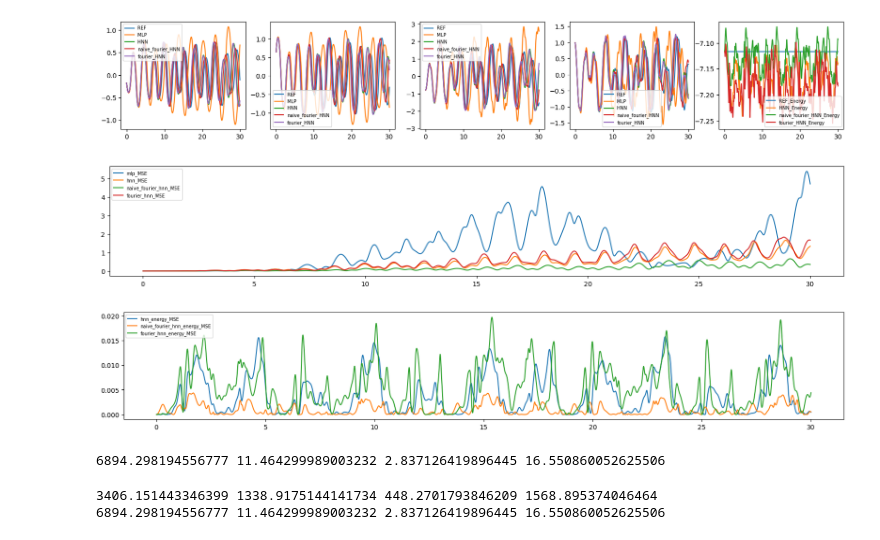
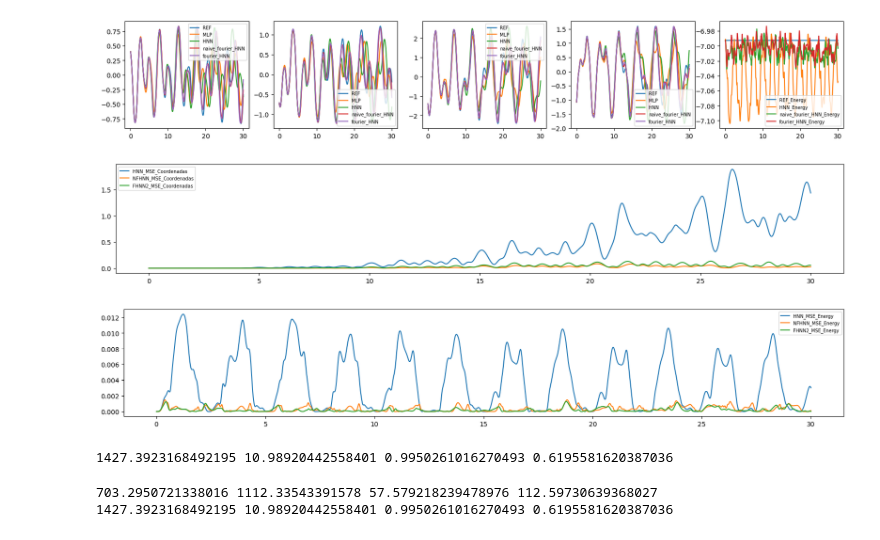
Before and after one commit to luis-messias/fourier-HNN, a Jupyter notebook: experimentDoublePendulum/evaluate.ipynb, the cells around one changed output. Cells and saved outputs as stored; diff of their text form; code cells hidden in the pictures.

```diff
--- a/experimentDoublePendulum/evaluate.ipynb
+++ b/experimentDoublePendulum/evaluate.ipynb
@@ -2,7 +2,7 @@
 !export PYTHONPATH=/home/luism/Workspace/fourier-HNN/
 # %%
 import torch
-from experimentDoublePendulum.trainFourierHNN import FourierHNN, MLP
+from experimentDoublePendulum.trainFourierHNN2 import FourierHNN2, MLP
 from experimentDoublePendulum.trainNaiveFourierHNN import NaiveFourierHNN, MLP
 from experimentDoublePendulum.trainHNN import HNN, MLP
 from experimentDoublePendulum.trainMLP import MLP
@@ -18,19 +18,19 @@ if torch.cuda.is_available():
 else:
     device = 'cpu'
 
-def getFourierHNNFromFile():
+def getFourierHNN2FromFile():
     scriptPath = os.path.abspath('experimentDoublePendulum')
     dataSetFolder = os.path.join(scriptPath, "Models")
 
     b_type = "Basic" # Basic Gaussian Positional
     if b_type == "Basic":
-        B_Fourier = torch.eye(4)
+        B_Fourier = torch.eye(2)
     elif b_type == "Gaussian_10_1_":# Gaussian Fourier
         basicGaussianScale = 1
         B_out_dim = 10
-        B_Fourier = torch.randn(4, B_out_dim) * basicGaussianScale
+        B_Fourier = torch.randn(2, B_out_dim) * basicGaussianScale
     elif b_type == "Positional":
-        B_Fourier = torch.cat([torch.eye(4), 2*torch.eye(4), 3*torch.eye(4)], dim=1)
+        B_Fourier = torch.cat([torch.eye(2), 2*torch.eye(2), 3*torch.eye(2)], dim=1)
 
     forward_inputs = True
     learn_B = True
@@ -39,10 +39,10 @@ def getFourierHNNFromFile():
     forwardString = "ForwardInputs" if forward_inputs else "DontForwardInputs"
     label=f"{b_type}_{learnString}_{forwardString}"
 
-    label = f'-FourierHNN-{label}'
+    label = f'-FourierHNN2-{label}'
     path = '{}/{}{}.tar'.format(dataSetFolder, "double_pendulum", label)
 
-    fourierHNN = FourierHNN(4, 200, B_Fourier, learn_B, forward_inputs)
+    fourierHNN = FourierHNN2(4, 200, B_Fourier, learn_B, forward_inputs)
     fourierHNN.load_state_dict(torch.load(path, weights_only=True, map_location=torch.device(device)))
     fourierHNN.eval()
     return fourierHNN
@@ -146,7 +146,7 @@ t, naive_fourier_hnn_y, naive_fourier_hnn_dy = Integrator.integrateSystem(dynami
 naive_fourier_hnn_energy = hamiltonian_fn(naive_fourier_hnn_y)
 # %%
 # Get Fourier trajectory
-fourierHNN = getFourierHNNFromFile()
+fourierHNN = getFourierHNN2FromFile()
 def dynamics_fn(t, coords):
     y = torch.tensor([[coords[0], coords[1], coords[2], coords[3]]], dtype=torch.float32, requires_grad=True)
     dy = fourierHNN.time_derivative(y).detach()
@@ -176,7 +176,7 @@ plt.plot(t, fourier_hnn_energy[0], label=f'fourier_HNN_Energy')
 plt.legend(fontsize=7)
 plt.show()
 # %% [output]
-[figure, old version]
+[figure, new version]
 # %%
 # MSE
 mlp_MSE = np.mean((mlp_y - y)**2, axis=0)
@@ -185,37 +185,37 @@ naive_fourier_hnn_MSE = np.mean((naive_fourier_hnn_y - y)**2, axis=0)
 fourier_hnn_MSE = np.mean((fourier_hnn_y - y)**2, axis=0)
 
 plt.subplot(1,1,1)
-plt.plot(t, mlp_MSE, label=f'mlp_MSE')
-plt.plot(t, hnn_MSE, label=f'hnn_MSE')
-plt.plot(t, naive_fourier_hnn_MSE, label=f'naive_fourier_hnn_MSE')
-plt.plot(t, fourier_hnn_MSE, label=f'fourier_hnn_MSE')
+# plt.plot(t, mlp_MSE, label=f'mlp_MSE')
+plt.plot(t, hnn_MSE, label=f'HNN_MSE_Coordenadas')
+plt.plot(t, naive_fourier_hnn_MSE, label=f'NFHNN_MSE_Coordenadas')
+plt.plot(t, fourier_hnn_MSE, label=f'FHNN2_MSE_Coordenadas')
 
 plt.legend(fontsize=7)
 plt.show()
 # %% [output]
-[figure, old version]
+[figure, new version]
 # %%
 # Energy
 mlp_energy_MSE = (mlp_energy - energy)**2
 hnn_energy_MSE = (hnn_energy - energy)**2
 naive_fourier_hnn_energy_MSE = (naive_fourier_hnn_energy - energy)**2
 fourier_hnn_energy_MSE = (fourier_hnn_energy - energy)**2
 
 plt.subplot(1,1,1)
 # plt.plot(t, mlp_energy_MSE[0], label=f'mlp_energy_MSE')
-plt.plot(t, hnn_energy_MSE[0], label=f'hnn_energy_MSE')
-plt.plot(t, naive_fourier_hnn_energy_MSE[0], label=f'naive_fourier_hnn_energy_MSE')
-plt.plot(t, fourier_hnn_energy_MSE[0], label=f'fourier_hnn_energy_MSE')
+plt.plot(t, hnn_energy_MSE[0], label=f'HNN_MSE_Energy')
+plt.plot(t, naive_fourier_hnn_energy_MSE[0], label=f'NFHNN_MSE_Energy')
+plt.plot(t, fourier_hnn_energy_MSE[0], label=f'FHNN2_MSE_Energy')
 
 plt.legend(fontsize=7)
 plt.show()
 print(np.sum(mlp_energy_MSE), np.sum(hnn_energy_MSE), np.sum(naive_fourier_hnn_energy_MSE),np.sum(fourier_hnn_energy_MSE))
 # %% [output]
-[figure, old version]
+[figure, new version]
-6894.298194556777 11.464299989003232 2.837126419896445 16.550860052625506
+1427.3923168492195 10.98920442558401 0.9950261016270493 0.6195581620387036
 # %%
 print(np.sum(mlp_MSE), np.sum(hnn_MSE),np.sum(naive_fourier_hnn_MSE),np.sum(fourier_hnn_MSE))
 print(np.sum(mlp_energy_MSE), np.sum(hnn_energy_MSE),np.sum(naive_fourier_hnn_energy_MSE),np.sum(fourier_hnn_energy_MSE))
 # %% [output]
-3406.151443346399 1338.9175144141734 448.2701793846209 1568.895374046464
-6894.298194556777 11.464299989003232 2.837126419896445 16.550860052625506
+703.2950721338016 1112.33543391578 57.579218239478976 112.59730639368027
+1427.3923168492195 10.98920442558401 0.9950261016270493 0.6195581620387036
```
Also changed, not shown: parts of 1 cell of this notebook, 9 other files.
